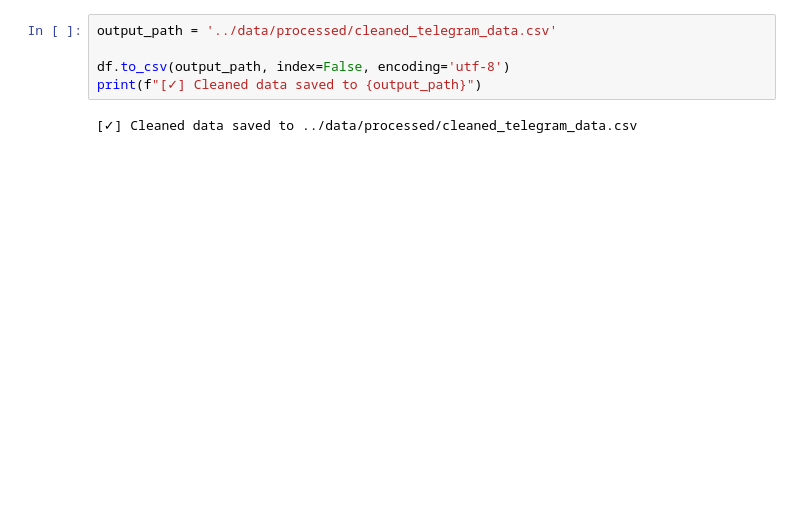
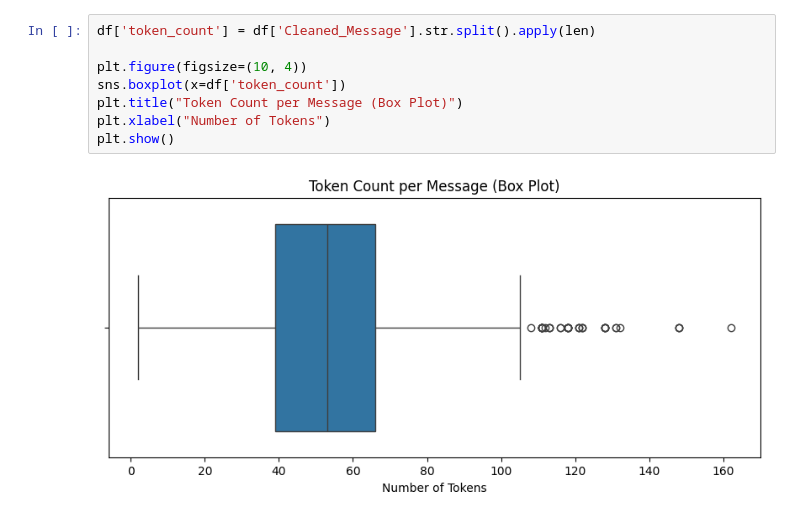
Before and after one commit to mikiyasegaye/Amharic-E-commerce-Data-Extractor, a Jupyter notebook: notebooks/exploration.ipynb, the cells around one changed output. Drawn from its saved outputs; the diff is of its cells as text; blank space fills up the shorter version.

```diff
--- a/notebooks/exploration.ipynb
+++ b/notebooks/exploration.ipynb
@@ -38,7 +46,10 @@ df[['Message', 'Cleaned_Message']].head(10)
 # %%
-output_path = '../data/processed/cleaned_telegram_data.csv'
+df['token_count'] = df['Cleaned_Message'].str.split().apply(len)
 
-df.to_csv(output_path, index=False, encoding='utf-8')
-print(f"[✓] Cleaned data saved to {output_path}")
+plt.figure(figsize=(10, 4))
+sns.boxplot(x=df['token_count'])
+plt.title("Token Count per Message (Box Plot)")
+plt.xlabel("Number of Tokens")
+plt.show()
 # %% [output]
-[✓] Cleaned data saved to ../data/processed/cleaned_telegram_data.csv
+[figure, added]
```
Also changed, not shown: parts of 5 cells of this notebook, 4 other files.
